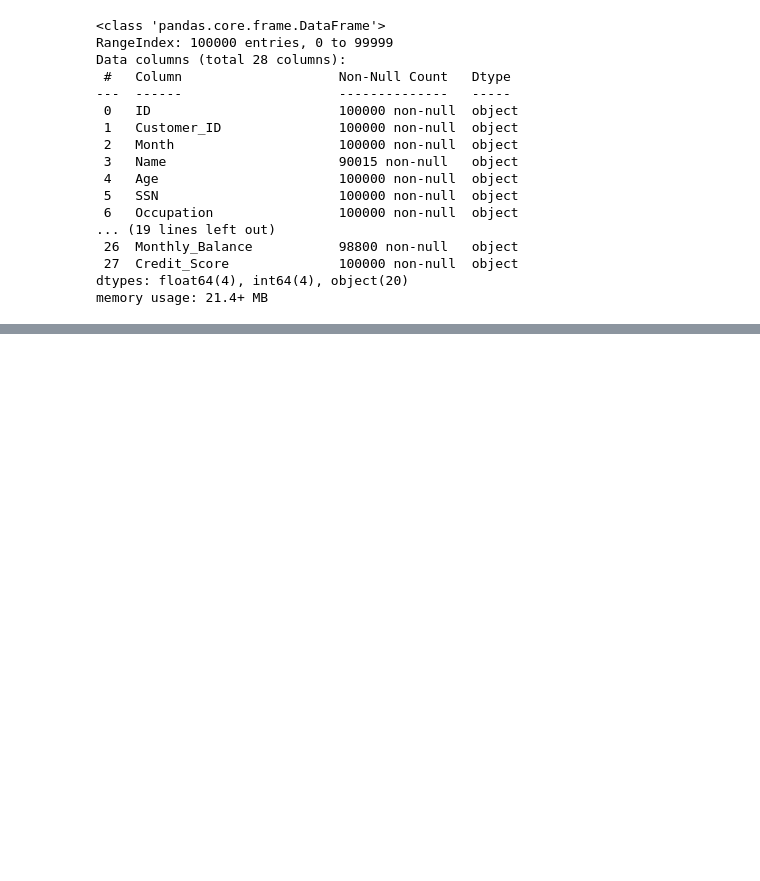
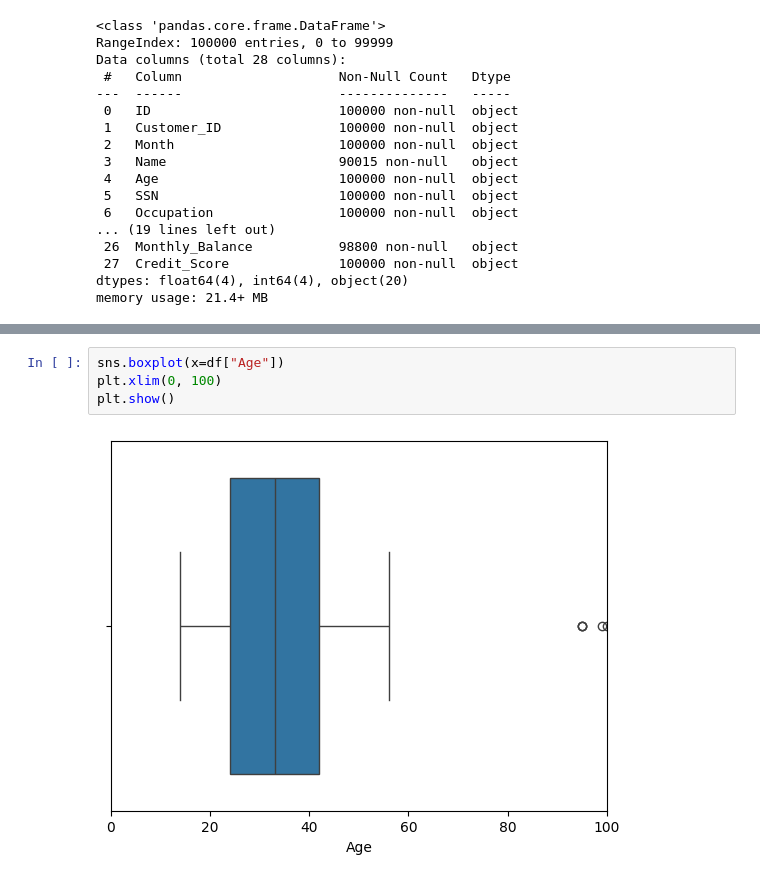
Before and after one commit to s24118-ui/ASI, a Jupyter notebook: Projekt_ASI.ipynb, the cells around one changed output, grey strips where cells are left out. Saved outputs shown, nothing was run; the diff lists cells and outputs as text; blank space fills up the shorter version.

```diff
--- a/Projekt_ASI.ipynb
+++ b/Projekt_ASI.ipynb
@@ -31,0 +120,6 @@ memory usage: 21.4+ MB
+# %%
+sns.boxplot(x=df["Age"])
+plt.xlim(0, 100)
+plt.show()
+# %% [output]
+[figure, added]
```
Also changed, not shown: parts of 31 cells of this notebook.
